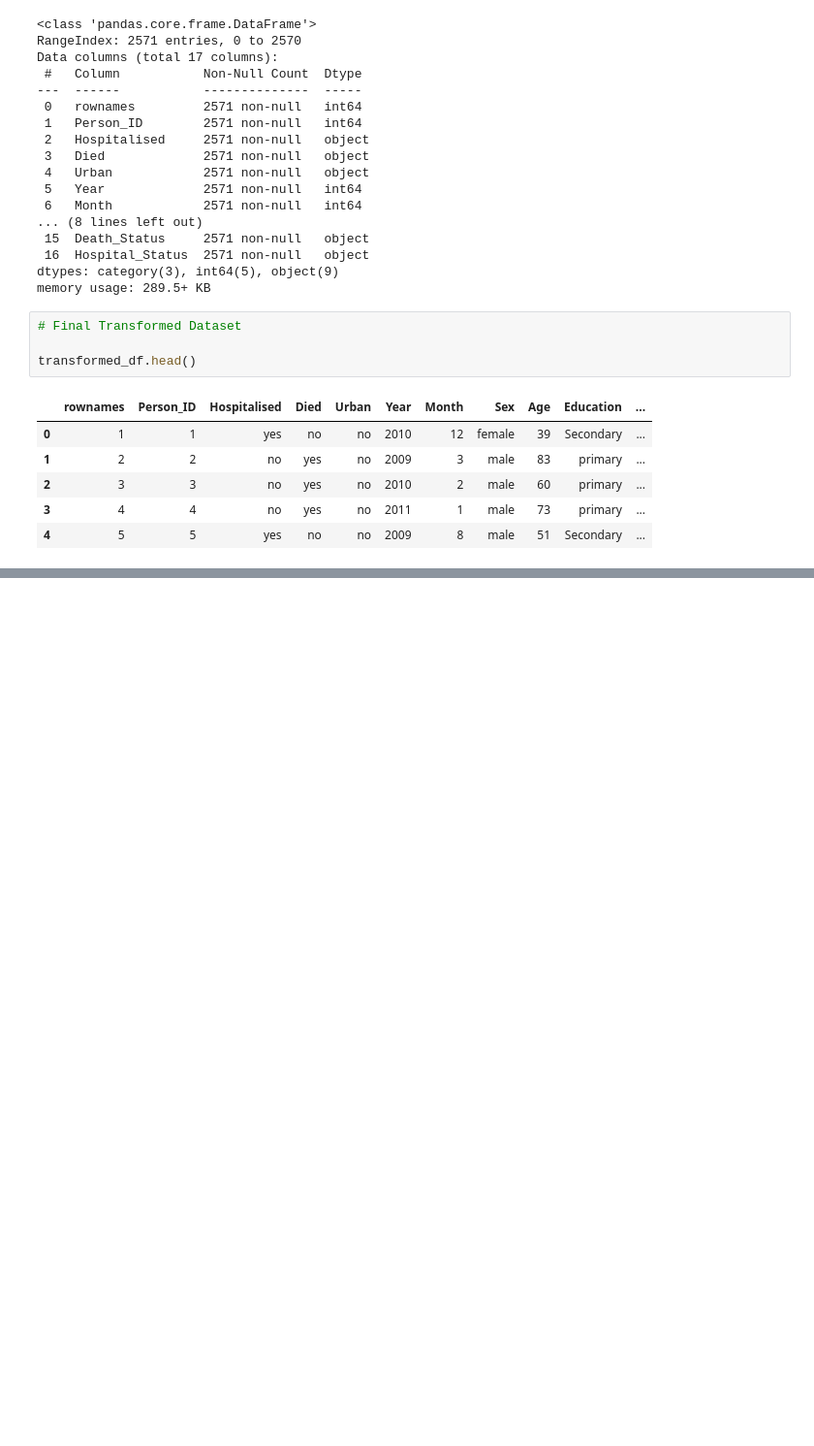
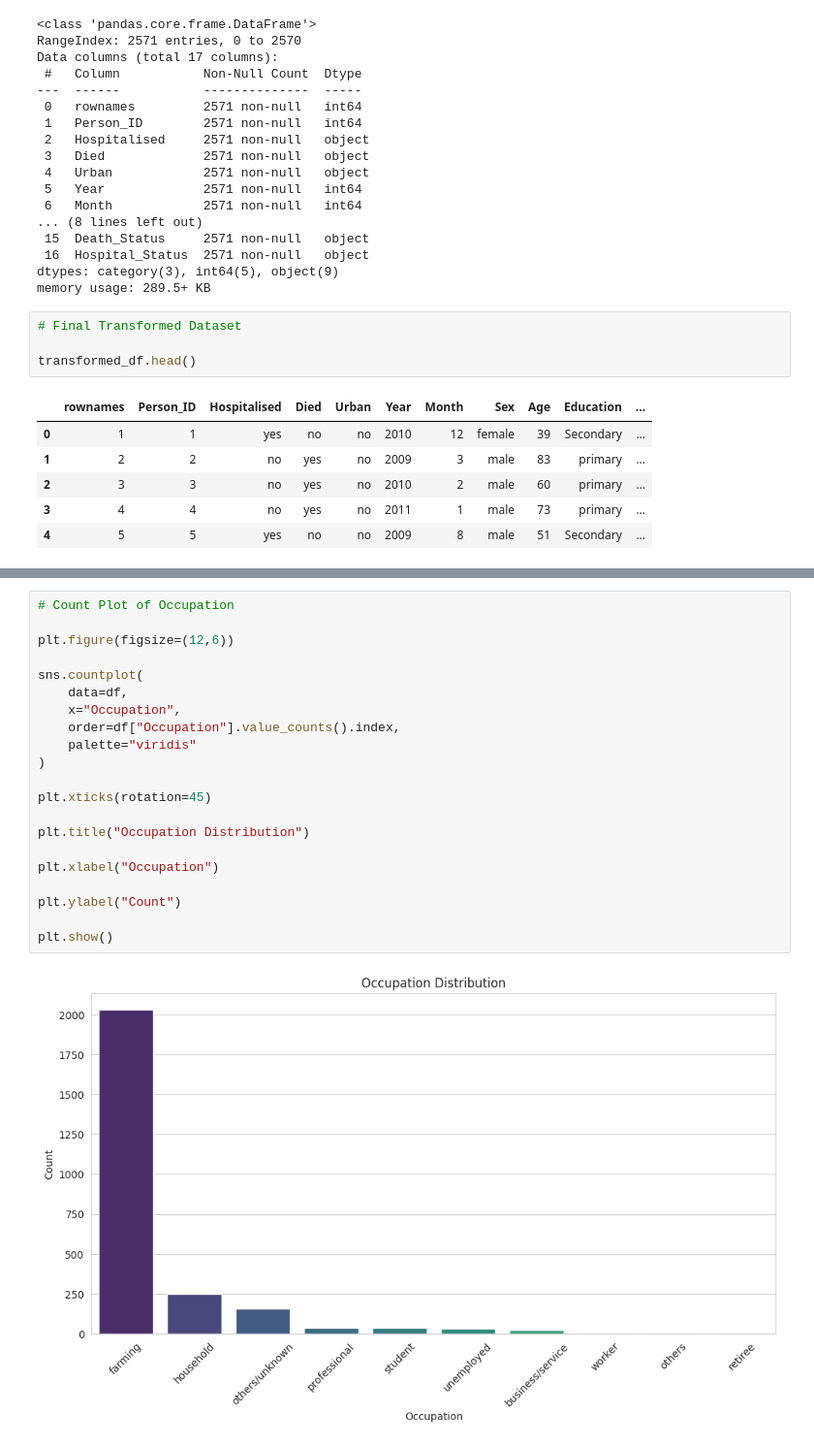
Before and after one commit to kyogeshsagar/K_YOGESH_SAGAR, a Jupyter notebook: EDA_Phase1.ipynb, the cells around one changed output, grey strips where cells are left out. Shown at 97% size. Cells and saved outputs as stored; diff of their text form; blank space fills up the shorter version.

```diff
--- a/EDA_Phase1.ipynb
+++ b/EDA_Phase1.ipynb
@@ -1024,0 +1090,23 @@ transformed_df.head()
+# %%
+# Count Plot of Occupation
+
+plt.figure(figsize=(12,6))
+
+sns.countplot(
+    data=df,
+    x="Occupation",
+    order=df["Occupation"].value_counts().index,
+    palette="viridis"
+)
+
+plt.xticks(rotation=45)
+
+plt.title("Occupation Distribution")
+
+plt.xlabel("Occupation")
+
+plt.ylabel("Count")
+
+plt.show()
+# %% [output]
+[figure, added]
```
Also changed, not shown: parts of 19 cells of this notebook.
